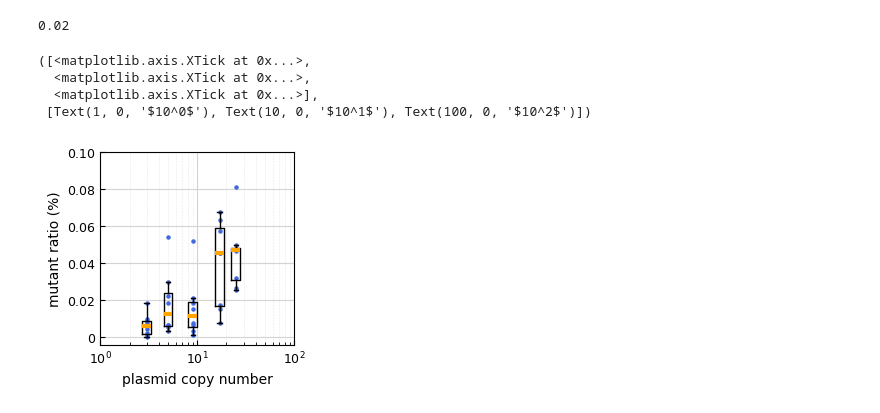
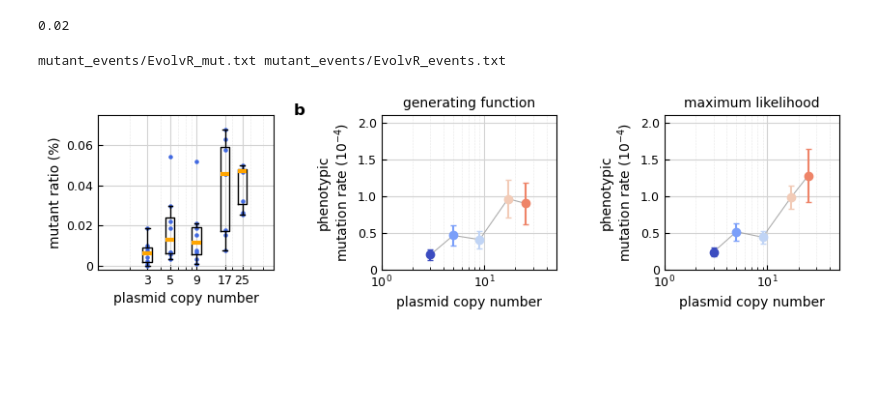
Before and after one commit to lxm1117/invivo_mut_PCN, a Jupyter notebook: facs_data.ipynb, the cells around one changed output. Drawn from its saved outputs; the diff is of its cells as text; code cells hidden in the pictures; blank space fills up the shorter version.

Commit message:
mut_prob
mutation probability files updated. code for generating mutation probability is included.

```diff
--- a/facs_data.ipynb
+++ b/facs_data.ipynb
@@ -19,10 +29,11 @@ random_seed = 12  # Choose any integer value
 np.random.seed(random_seed)
 
 file_dir=os.getcwd()+'/'
+mut_output='mutant_events/'
 # %%
 folder_='EvolvR/'
 pcn_=[3,5,9,17,25]
-
+'''
 files_=dict()
 for k in range(0,len(pcn_)):
     flist_=[]
@@ -34,41 +45,84 @@ for k in range(0,len(pcn_)):
     flist_=fc.fcs_dataframe_(fname,print_=False)
     files_[str(pcn_[k])]=flist_
 
+files_evolvR=files_
+'''
 #============================
 p_value= fc.alpha_
 print(p_value)
 
-files_evolvR=files_
 dataset_boxplot=[]
+dataset_mut=[]
+dataset_events=[]
+
 for k in range(0,len(pcn_)):
     PCN_=str(pcn_[k])
     dataset=files_evolvR[PCN_]['fcs']
 
-    arr_=[]
+    data_=[]   # total events count
+    mutant_=[] # mutant events count
+    arr_=[]    # ratio
+
     for data in dataset:
         mut_indx=fc.variants_(data, data, p_value)
         mut_=data[mut_indx]
         arr_.append(len(mut_)/len(data)*100)
+        mutant_.append(len(mut_))
+        data_.append(len(data))
 
     dataset_boxplot.append(arr_)
-#====================================
-labellist=pcn_
+    dataset_mut.append(mutant_)
+    dataset_events.append(data_)
 
-fig=plt.figure(figsize=(2.5,2.5))
-#---------------------
-ax1_= plt.subplot(111)
-plt.grid(which='major', color='lightgray'); plt.grid(which='minor', linestyle=':', linewidth='0.4', color='lightgray')
-fc.fig_boxplot_N(dataset_boxplot,labellist,title='',ax=ax1_)
-plt.xlim([1,80])
-#plt.ylim(-0.0015,0.055)
-plt.xticks([1,10,100],['$10^0$', '$10^1$','$10^2$'])
+# save mutant and events count in 'mutant_events/' directory, can be run only at the beginning
+# the exact number may vary depending on python libraries
+
+#fc.write_mutant_file(dataset_mut, mut_output+folder_[:-1]+'_mut.txt')
+#fc.write_events_file(dataset_events, mut_output+folder_[:-1]+'_events.txt')
 # %% [output]
 0.02
-([<matplotlib.axis.XTick at 0x...>,
-  <matplotlib.axis.XTick at 0x...>,
-  <matplotlib.axis.XTick at 0x...>],
- [Text(1, 0, '$10^0$'), Text(10, 0, '$10^1$'), Text(100, 0, '$10^2$')])
-[figure, removed]
+# %%
+folder_='EvolvR/'
+mut_file=mut_output+folder_[:-1]+'_mut.txt'
+event_file=mut_output+folder_[:-1]+'_events.txt'
+colors_=colormaps['coolwarm']
+print(mut_file,event_file)
+#=============================
+labellist=pcn_
+
+fig=plt.figure(figsize=(8.5,2.5))
+#---------------------
+ax1_= plt.subplot(131)
+plt.grid(which='major', color='lightgray'); plt.grid(which='minor', linestyle=':', linewidth='0.4', color='lightgray')
+fc.fig_boxplot_N(dataset_boxplot,labellist,title='',ax=ax1_)
+plt.xlim([1,50])
+plt.ylim([-0.002,0.075])
+#plt.xticks([1,10,100],['$10^0$', '$10^1$','$10^2$'])
+
+#---------------------
+ax_= plt.subplot(132)
+
+plt.grid(which='major', color='lightgray'); plt.grid(which='minor', linestyle=':', linewidth='0.4', color='lightgray')
+mutprob, sdmutprob=fc.read_mut_file(mut_file,event_file,'GF')
+fc.fig_mutprob(mutprob,sdmutprob,labellist,colors_,ax_)
+plt.xlim([1,50])
+plt.title('generating function', fontsize=10)
+plt.annotate('b',xy=(-0.5, 1), xycoords='axes fraction',fontsize=12, fontweight='bold')
+
+#----------------------
+ax_= plt.subplot(133)
+
+plt.grid(which='major', color='lightgray'); plt.grid(which='minor', linestyle=':', linewidth='0.4', color='lightgray')
+mutprob, sdmutprob=fc.read_mut_file(mut_file,event_file,'ML')
+fc.fig_mutprob(mutprob,sdmutprob,labellist,colors_,ax_)
+plt.xlim([1,50])
+plt.title('maximum likelihood', fontsize=10)
+
+#=======================
+plt.tight_layout()
+# %% [output]
+mutant_events/EvolvR_mut.txt mutant_events/EvolvR_events.txt
+[figure, added]
 # %%
 reload(fc)  #IFFL_gain
 
```
Also changed, not shown: parts of 13 cells of this notebook, 19 other files.
